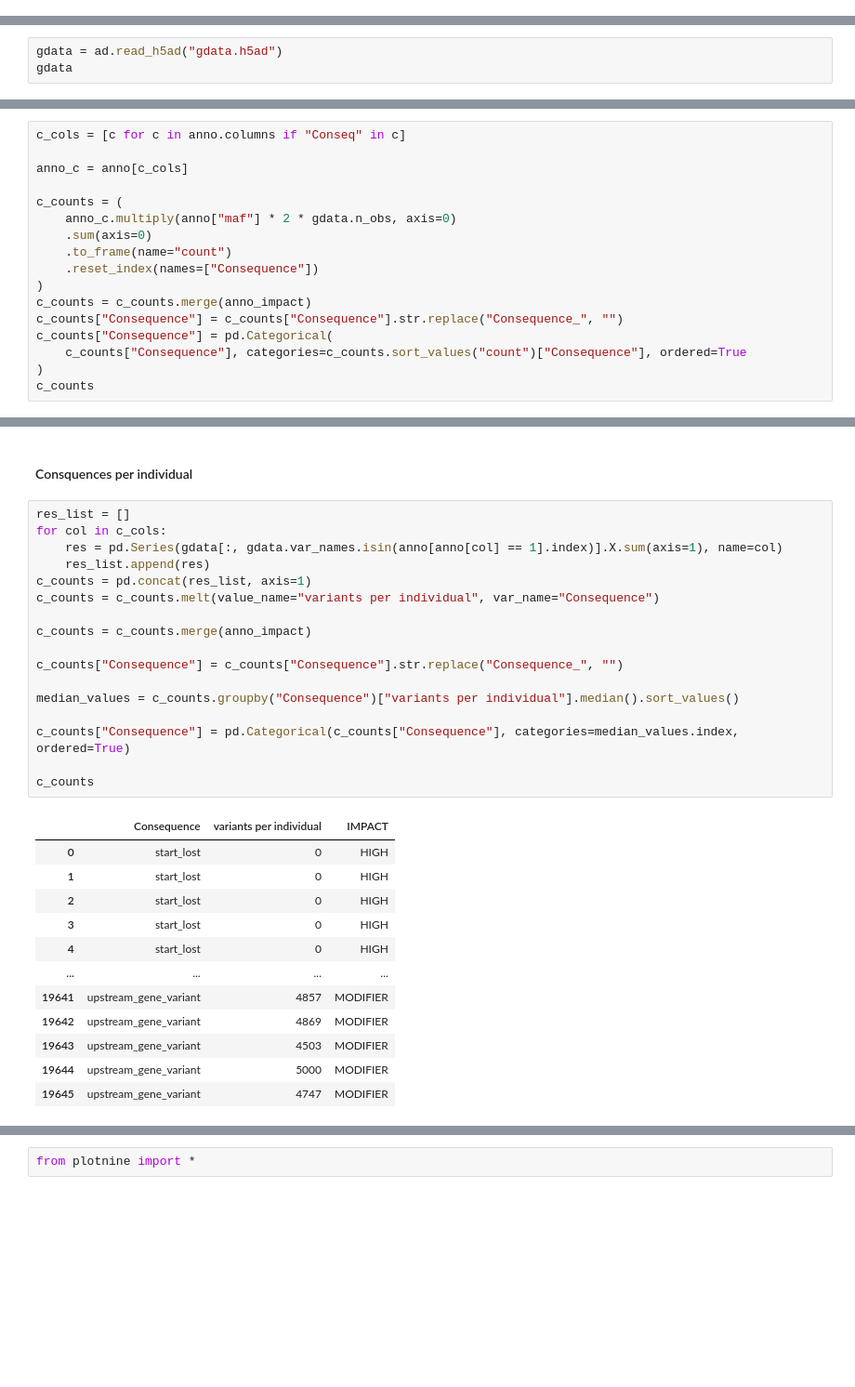
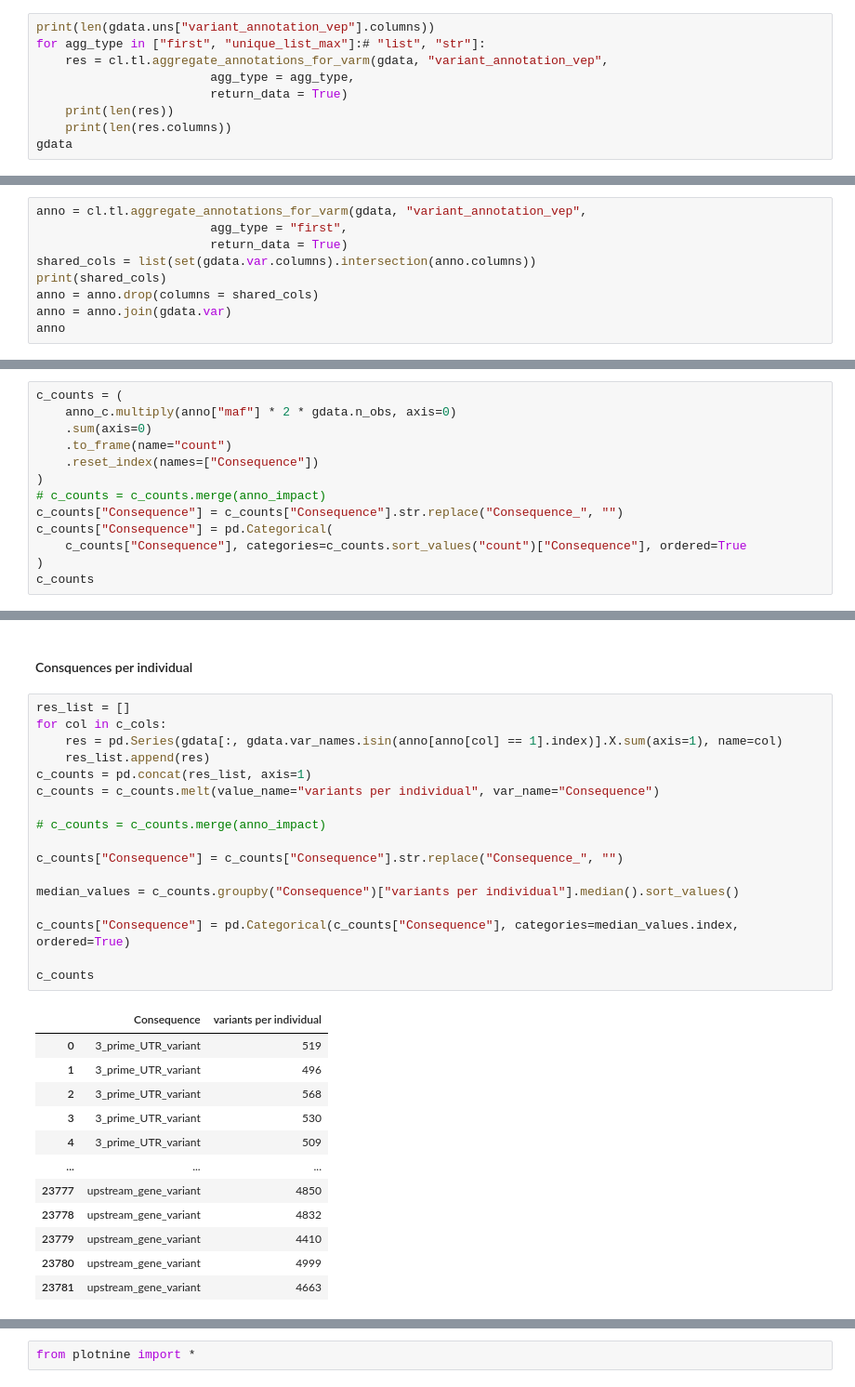
Before and after one commit to theislab/cellink, a Jupyter notebook: docs/tutorials/explore_annotations.ipynb, the cells around one changed output, grey strips where cells are left out. Shown at 93% size. Saved outputs shown, nothing was run; the diff lists cells and outputs as text; blank space fills up the shorter version.

```diff
--- a/docs/tutorials/explore_annotations.ipynb
+++ b/docs/tutorials/explore_annotations.ipynb
@@ -82,0 +133,9 @@ AnnData object with n_obs × n_vars = 1034 × 143083
+# %%
+print(len(gdata.uns["variant_annotation_vep"].columns))
+for agg_type in ["first", "unique_list_max"]:# "list", "str"]:
+    res = cl.tl.aggregate_annotations_for_varm(gdata, "variant_annotation_vep",
+                        agg_type = agg_type,
+                        return_data = True)
+    print(len(res))
+    print(len(res.columns))
+gdata
@@ -92,3 +180,0 @@ gdata.write("gdata.h5ad")
-# %%
-gdata = ad.read_h5ad("gdata.h5ad")
-gdata
@@ -103,0 +183,9 @@ anno = gdata.var.join(gdata.varm["annotations_0"])
+# %%
+anno = cl.tl.aggregate_annotations_for_varm(gdata, "variant_annotation_vep",
+                        agg_type = "first",
+                        return_data = True)
+shared_cols = list(set(gdata.var.columns).intersection(anno.columns))
+print(shared_cols)
+anno = anno.drop(columns = shared_cols)
+anno = anno.join(gdata.var)
+anno
@@ -177,15 +286,11 @@ Index(['Consequence', 'IMPACT'], dtype='object')
 # %%
-c_cols = [c for c in anno.columns if "Conseq" in c]
-
-anno_c = anno[c_cols]
-
 c_counts = (
     anno_c.multiply(anno["maf"] * 2 * gdata.n_obs, axis=0)
     .sum(axis=0)
     .to_frame(name="count")
     .reset_index(names=["Consequence"])
 )
-c_counts = c_counts.merge(anno_impact)
+# c_counts = c_counts.merge(anno_impact)
 c_counts["Consequence"] = c_counts["Consequence"].str.replace("Consequence_", "")
 c_counts["Consequence"] = pd.Categorical(
     c_counts["Consequence"], categories=c_counts.sort_values("count")["Consequence"], ordered=True
@@ -226,30 +330,30 @@ plot
 # %%
 res_list = []
 for col in c_cols:
     res = pd.Series(gdata[:, gdata.var_names.isin(anno[anno[col] == 1].index)].X.sum(axis=1), name=col)
     res_list.append(res)
 c_counts = pd.concat(res_list, axis=1)
 c_counts = c_counts.melt(value_name="variants per individual", var_name="Consequence")
 
-c_counts = c_counts.merge(anno_impact)
+# c_counts = c_counts.merge(anno_impact)
 
 c_counts["Consequence"] = c_counts["Consequence"].str.replace("Consequence_", "")
 
 median_values = c_counts.groupby("Consequence")["variants per individual"].median().sort_values()
 
 c_counts["Consequence"] = pd.Categorical(c_counts["Consequence"], categories=median_values.index, ordered=True)
 
 c_counts
 # %% [output]
-|  | Consequence | variants per individual | IMPACT |
-| 0 | start_lost | 0 | HIGH |
-| 1 | start_lost | 0 | HIGH |
-| 2 | start_lost | 0 | HIGH |
-| 3 | start_lost | 0 | HIGH |
-| 4 | start_lost | 0 | HIGH |
-| ... | ... | ... | ... |
-| 19641 | upstream_gene_variant | 4857 | MODIFIER |
-| 19642 | upstream_gene_variant | 4869 | MODIFIER |
-| 19643 | upstream_gene_variant | 4503 | MODIFIER |
-| 19644 | upstream_gene_variant | 5000 | MODIFIER |
-| 19645 | upstream_gene_variant | 4747 | MODIFIER |
+|  | Consequence | variants per individual |
+| 0 | 3_prime_UTR_variant | 519 |
+| 1 | 3_prime_UTR_variant | 496 |
+| 2 | 3_prime_UTR_variant | 568 |
+| 3 | 3_prime_UTR_variant | 530 |
+| 4 | 3_prime_UTR_variant | 509 |
+| ... | ... | ... |
+| 23777 | upstream_gene_variant | 4850 |
+| 23778 | upstream_gene_variant | 4832 |
+| 23779 | upstream_gene_variant | 4410 |
+| 23780 | upstream_gene_variant | 4999 |
+| 23781 | upstream_gene_variant | 4663 |
```
Also changed, not shown: parts of 32 cells of this notebook, 4 other files.
